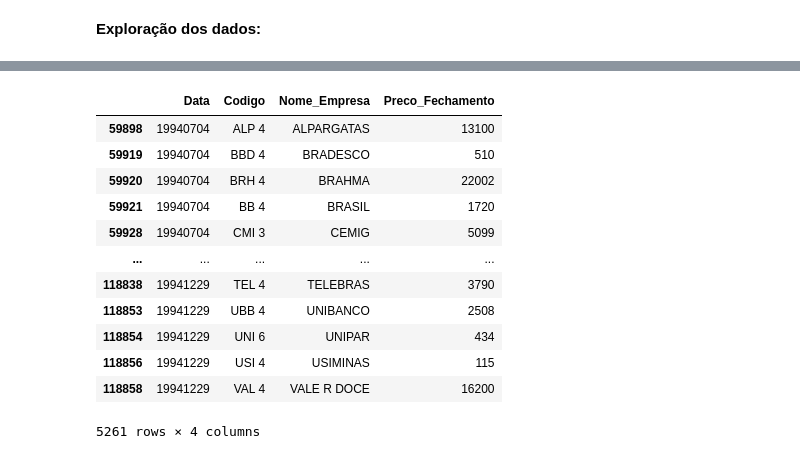
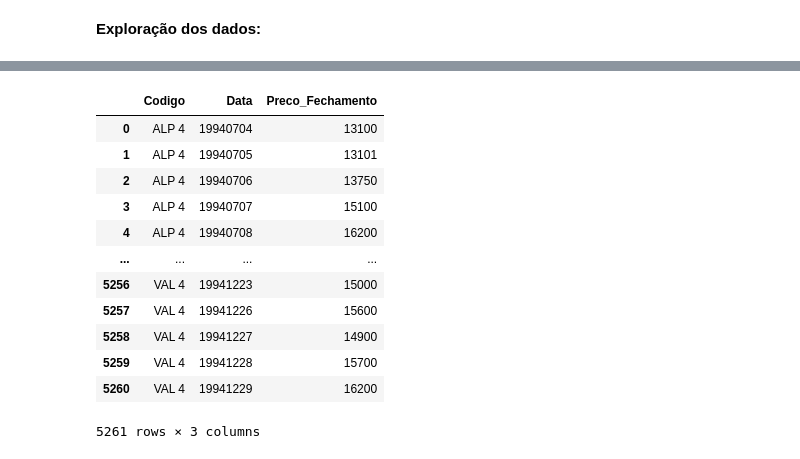
Before and after one commit to deboraaires/analise_Ibovespa, a Jupyter notebook: Análise_do_IBOVESPA.ipynb, the cells around one changed output, grey strips where cells are left out. Drawn from its saved outputs; the diff is of its cells as text; code cells hidden in the pictures.

```diff
--- a/Análise_do_IBOVESPA.ipynb
+++ b/Análise_do_IBOVESPA.ipynb
@@ -753,7 +753,7 @@ B3_1994.head()
 # %%
 # Selecionando apenas dados em Reais e o LOTE PADRÃO
 B3_1994 = B3_1994.loc[(B3_1994[8]== "R$") & (B3_1994[2]==2)]
-B3_1994 = B3_1994[[1,3,5,13]]
-B3_1994 = B3_1994.rename(columns={1:"Data", 3:"Codigo", 5:"Nome_Empresa", 13:"Preco_Fechamento"})
+B3_1994 = B3_1994[[3,1,13]]
+B3_1994 = B3_1994.rename(columns={3:"Codigo", 1:"Data", 13:"Preco_Fechamento"})
 B3_1994.head()
 # %% [output]
@@ -871,20 +871,25 @@ B3_1994.head()
 *   VAL 4: Vale
 *   MTB 4: Multibrás - Representando a Whirlpool
 # %%
-Empresas = ['BRH 4','ALP 4','BAZ 3','BB  4','BBD 4','CPN 5','PLD 4','CES 3','CES 4','CMI 3','CMI 4','CPL 3','CPL 4','REA 4','CSN 3','CTN 4','ELE 6','EMB 4','ETE 3','FES 4','GOA 4','GUA 4','HER 4','IGB 5','INE 4','ITS 4','ITA 4','UBB 4','JBD 3','JBD 4','KEP 4','LAM 3','LAM 4','LIG 3','LRE 4','MGE 4','MNP 4','MYP 4','PET 4','PMA 4','POM 5','RAP 4','RCS 4','ROM 4','ROS 4','SNS 7','TEL 4','CES 4','UNI 6','USI 4','VAL 4','MTB 4']
+# Cria uma lista com o cógido das ações das empresas entre os 100 originais encontrados no ano de 1994
+Empresas = ['BRH 4','ALP 4','BAZ 3','BB  4','BBD 4','CPN 5','PLD 4','CES 3','CES 4','CMI 3','CMI 4','CPL 3','CPL 4','REA 4','CSN 3','CTN 4','ELE 6','EMB 4','ETE 3','FES 4','GOA 4','GUA 4','HER 4','IGB 5','INE 4','ITS 4','ITA 4','UBB 4','JBD 3','JBD 4','KEP 4','LAM 3','LAM 4','LIG 3','LRE 4','MGE 4','MNP 4','MYP 4','PET 4','PMA 4','POM 5','RAP 4','RCS 4','ROM 4','ROS 4','SNS 7','TEL 4','UNI 6','USI 4','VAL 4','MTB 4']
+Empresas.sort()
+
+# Seleciona um slice das empresas as quais os codigos que estão listados em Empresas, ordena e cria um novo índice padrão iniciando em 0
 B3_1994_Empresas = B3_1994.loc[B3_1994["Codigo"].isin(Empresas)]
+B3_1994_Empresas = B3_1994_Empresas.sort_values(by = ['Codigo','Data']).reset_index(drop=True)
 B3_1994_Empresas
 # %% [output]
-|  | Data | Codigo | Nome_Empresa | Preco_Fechamento |
-| 59898 | 19940704 | ALP 4 | ALPARGATAS | 13100 |
-| 59919 | 19940704 | BBD 4 | BRADESCO | 510 |
-| 59920 | 19940704 | BRH 4 | BRAHMA | 22002 |
-| 59921 | 19940704 | BB 4 | BRASIL | 1720 |
-| 59928 | 19940704 | CMI 3 | CEMIG | 5099 |
-| ... | ... | ... | ... | ... |
-| 118838 | 19941229 | TEL 4 | TELEBRAS | 3790 |
-| 118853 | 19941229 | UBB 4 | UNIBANCO | 2508 |
-| 118854 | 19941229 | UNI 6 | UNIPAR | 434 |
-| 118856 | 19941229 | USI 4 | USIMINAS | 115 |
-| 118858 | 19941229 | VAL 4 | VALE R DOCE | 16200 |
+|  | Codigo | Data | Preco_Fechamento |
+| 0 | ALP 4 | 19940704 | 13100 |
+| 1 | ALP 4 | 19940705 | 13101 |
+| 2 | ALP 4 | 19940706 | 13750 |
+| 3 | ALP 4 | 19940707 | 15100 |
+| 4 | ALP 4 | 19940708 | 16200 |
+| ... | ... | ... | ... |
+| 5256 | VAL 4 | 19941223 | 15000 |
+| 5257 | VAL 4 | 19941226 | 15600 |
+| 5258 | VAL 4 | 19941227 | 14900 |
+| 5259 | VAL 4 | 19941228 | 15700 |
+| 5260 | VAL 4 | 19941229 | 16200 |
-5261 rows × 4 columns
+5261 rows × 3 columns
```
Also changed, not shown: parts of 6 cells of this notebook.
